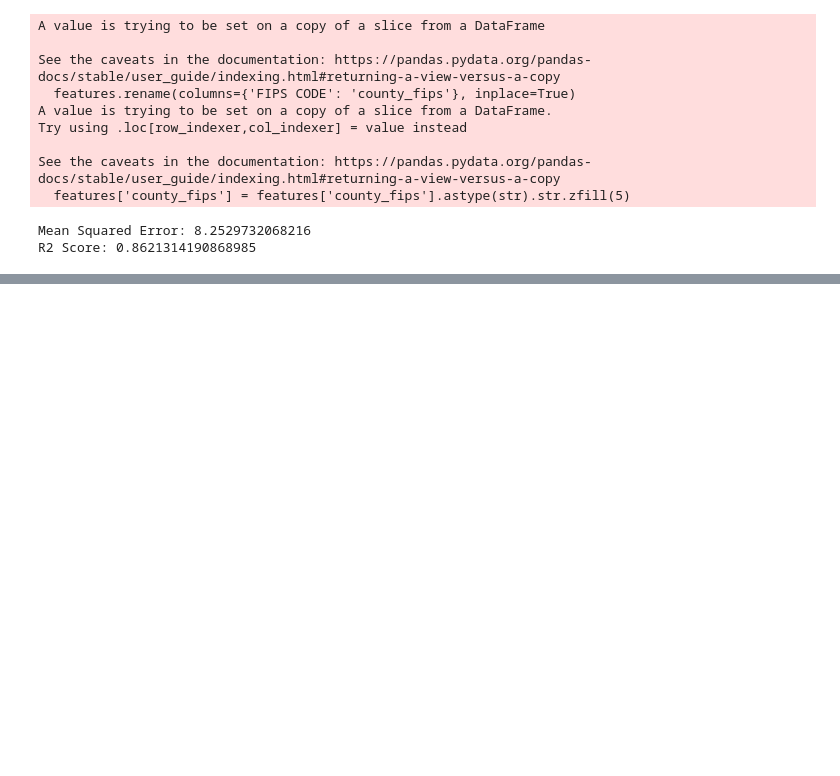
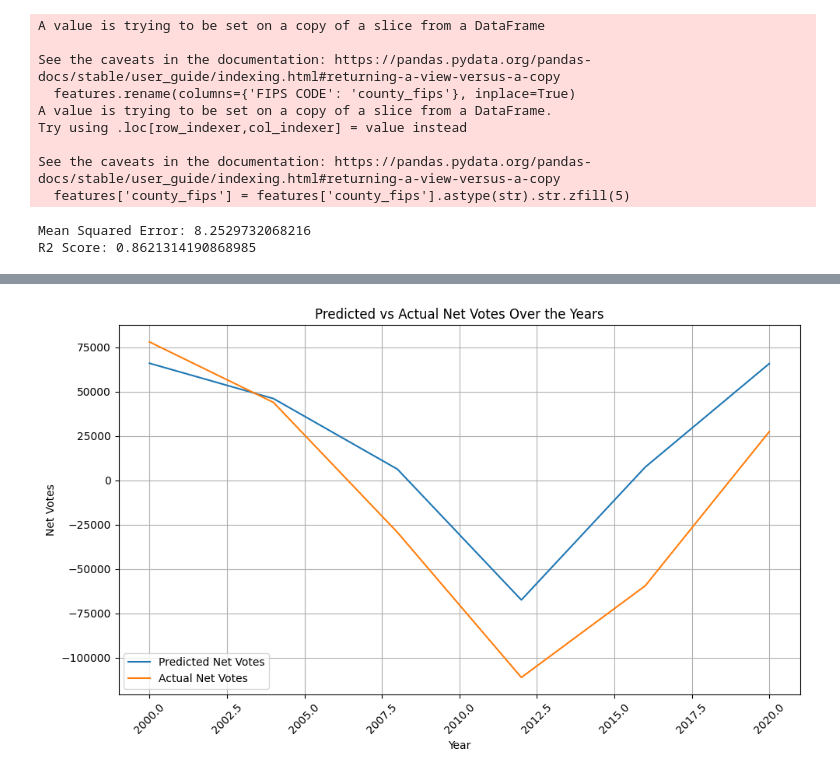
Before and after one commit to rtomek9/project_votingGroup23DS3001, a Jupyter notebook: votingEDAandwrangling_RandomForestRegression.ipynb, the cells around one changed output, grey strips where cells are left out. Drawn from its saved outputs; the diff is of its cells as text; code cells hidden in the pictures; blank space fills up the shorter version.

```diff
--- a/votingEDAandwrangling_RandomForestRegression.ipynb
+++ b/votingEDAandwrangling_RandomForestRegression.ipynb
@@ -560,3 +559,19 @@ R2 Score: 0.8657967431949505
 3             Democrat
 4             Democrat
 5           Republican
+# %%
+import matplotlib.pyplot as plt
+
+plt.figure(figsize=(10, 6))
+plt.plot(summary_by_year['year'], summary_by_year['predicted_net_votes'], label='Predicted Net Votes')
+plt.plot(summary_by_year['year'], summary_by_year['actual_net_votes'], label='Actual Net Votes')
+plt.xlabel('Year')
+plt.ylabel('Net Votes')
+plt.title('Predicted vs Actual Net Votes Over the Years')
+plt.legend()
+plt.grid(True)
+plt.xticks(rotation=45)
+plt.tight_layout()
+plt.show()
+# %% [output]
+[figure, added]
```
Also changed, not shown: parts of 7 cells of this notebook.
